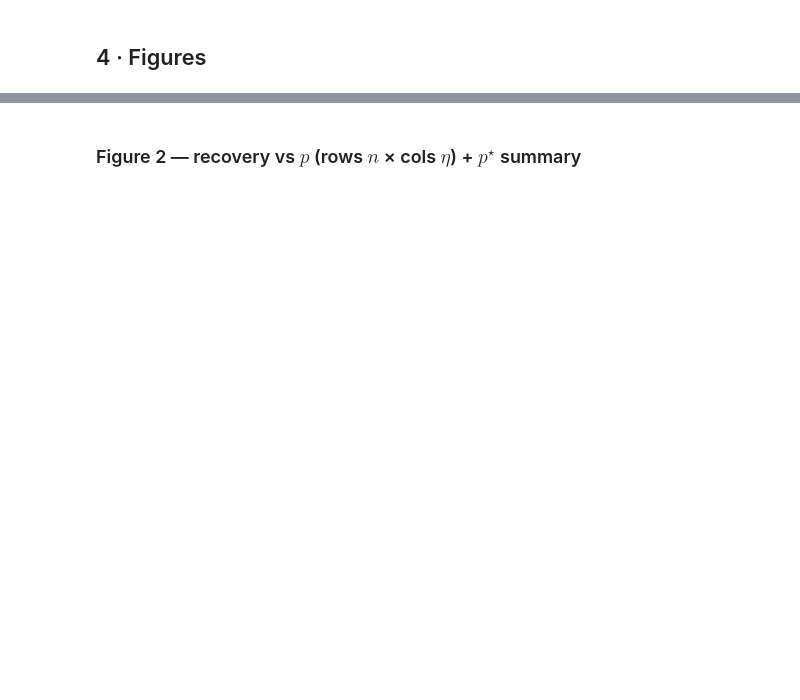
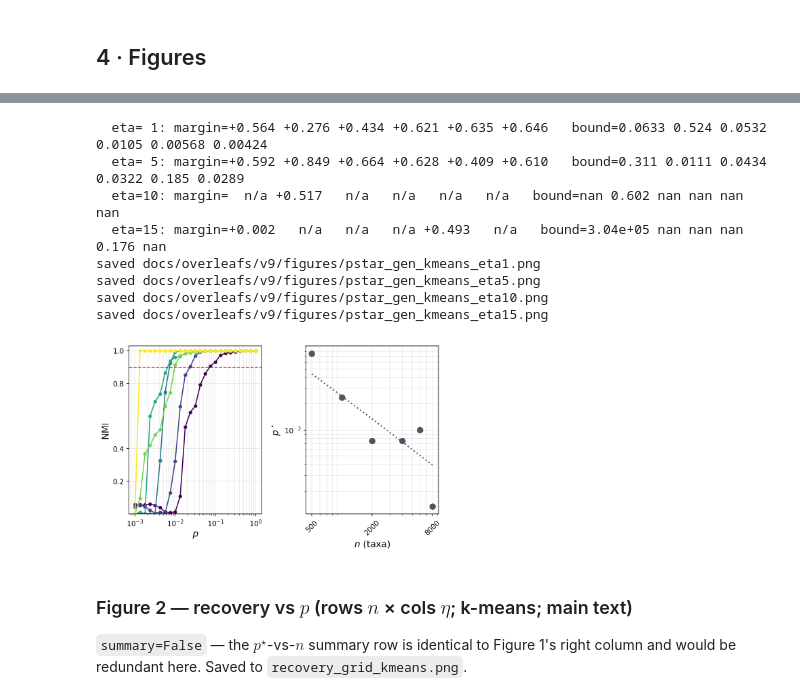
Before and after one commit to itaygonnen/spectral-tree-inference, a Jupyter notebook: sub_sampled_fielder_vec/analysis/theoretical_interpretation/generated/eta_pool_sweeps/eta_pool_sweep.ipynb, the cells around one changed output, grey strips where cells are left out. Drawn from its saved outputs; the diff is of its cells as text; code cells hidden in the pictures; blank space fills up the shorter version.

```diff
--- a/sub_sampled_fielder_vec/analysis/theoretical_interpretation/generated/eta_pool_sweeps/eta_pool_sweep.ipynb
+++ b/sub_sampled_fielder_vec/analysis/theoretical_interpretation/generated/eta_pool_sweeps/eta_pool_sweep.ipynb
@@ -119,4 +161,45 @@ plot_pstar_vs_n(results, P_VALUES, ETA_TARGETS, ns, METHODS,
+# %%
+# Diagnostic only (not plotted): eq:main_rate with its literal constant,
+#     p > 8 (1+eta)^3 (S_out^max)^2 log m / [m (rho - eta S_out^max)^2]
+# from the per-(n,eta) pool-metadata medians. nan => the measured margin is <= 0,
+# asm:margin fails on those samples and the certificate says nothing (cor:infeasible).
+feats = collect_pool_features(ns, eta_targets=ETA_MAIN)
+theory = {}
+for eta in ETA_MAIN:
+    row = np.full(len(ns), np.nan)
+    for i, n in enumerate(sorted(ns)):
+        f = feats.get((n, eta))
+        if f is not None:
+            row[i] = cbm_sufficient_p(eta, f["S_out_max"], f["margin"], n)
+    theory[eta] = row
+    print(f"  eta={eta:>2}: margin=" +
+          " ".join(f"{feats[(n, eta)]['margin']:+.3f}" if (n, eta) in feats else "  n/a"
+                   for n in sorted(ns)) +
+          "   bound=" + " ".join("nan" if not np.isfinite(v) else f"{v:.3g}" for v in row))
+
+# One file per eta; LaTeX tiles them 2x2, supplies the eta subcaptions, and
+# carries the single shared key for curve colours and marker roles.
+for eta in ETA_MAIN:
+    plot_pstar_pair(
+        results["kmeans"], P_VALUES, eta, ns,
+        theory_row=theory[eta], metric_label=METRIC.upper(), agg=AGG,
+        threshold=THRESHOLD,
+        savepath=FIG_DIR / f"pstar_gen_kmeans_eta{eta}.png",
+    )
+# %% [output]
+  eta= 1: margin=+0.564 +0.276 +0.434 +0.621 +0.635 +0.646   bound=0.0633 0.524 0.0532 0.0105 0.00568 0.00424
+  eta= 5: margin=+0.592 +0.849 +0.664 +0.628 +0.409 +0.610   bound=0.311 0.0111 0.0434 0.0322 0.185 0.0289
+  eta=10: margin=  n/a +0.517   n/a   n/a   n/a   n/a   bound=nan 0.602 nan nan nan nan
+  eta=15: margin=+0.002   n/a   n/a   n/a +0.493   n/a   bound=3.04e+05 nan nan nan 0.176 nan
+saved docs/overleafs/v9/figures/pstar_gen_kmeans_eta1.png
+saved docs/overleafs/v9/figures/pstar_gen_kmeans_eta5.png
+saved docs/overleafs/v9/figures/pstar_gen_kmeans_eta10.png
+saved docs/overleafs/v9/figures/pstar_gen_kmeans_eta15.png
+[figure, added]
 # %% [markdown]
-### Figure 2 — recovery vs $p$ (rows $n$ × cols $\eta$) + $p^\star$ summary
+### Figure 2 — recovery vs $p$ (rows $n$ × cols $\eta$; k-means; main text)
+
+`summary=False` — the $p^\star$-vs-$n$ summary row is identical to Figure 1's right column
+and would be redundant here. Saved to `recovery_grid_kmeans.png`.
 # %%
 plot_nmi_grid(results, P_VALUES, ETA_TARGETS, ns, METHODS,
```
Also changed, not shown: parts of 14 cells of this notebook, 6 other files.
